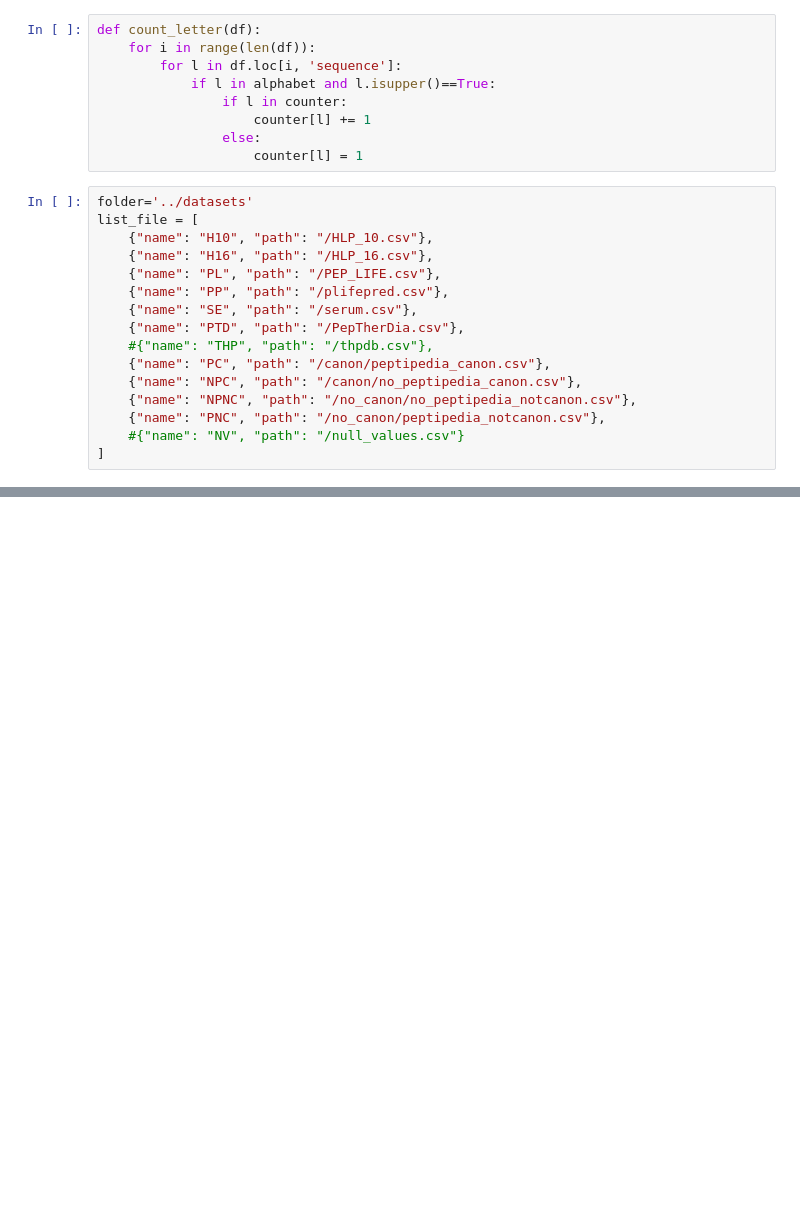
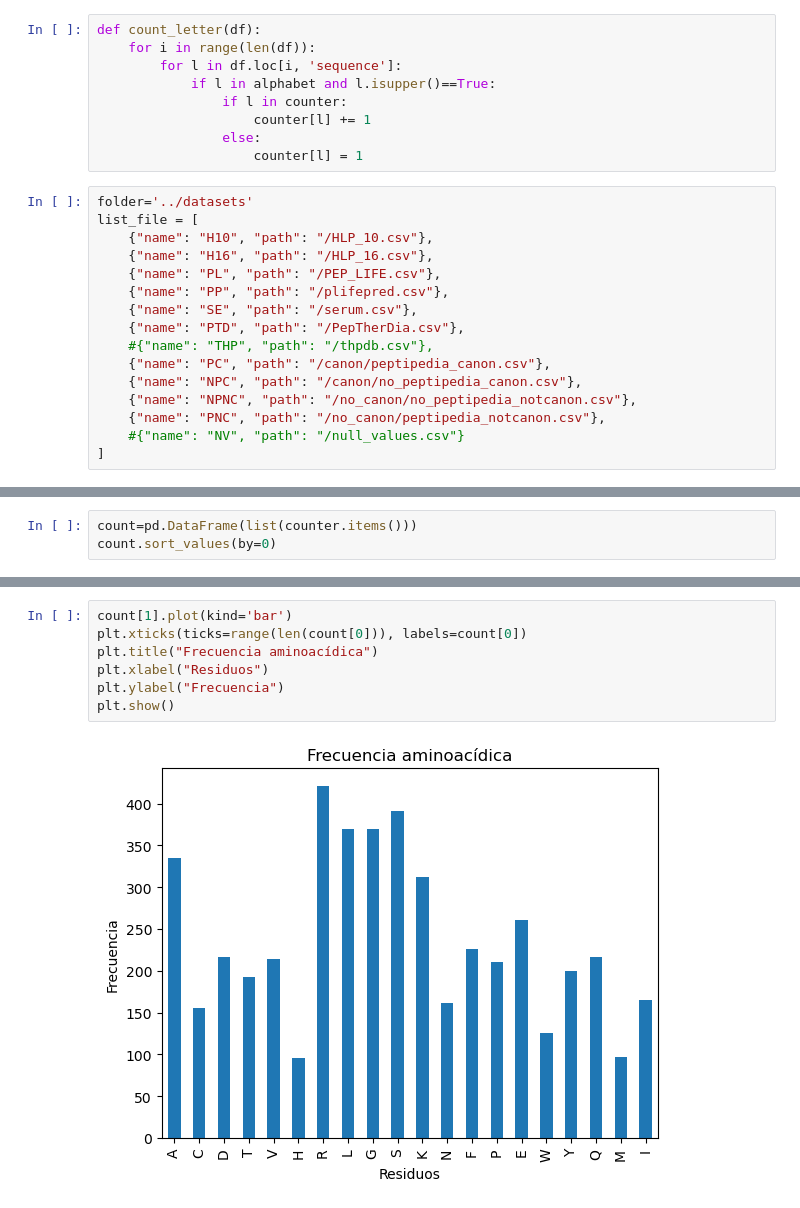
Before and after one commit to Jmartingar/Code, a Jupyter notebook: scripts/analysis.ipynb, the cells around one changed output, grey strips where cells are left out. Saved outputs shown, nothing was run; the diff lists cells and outputs as text; blank space fills up the shorter version.

```diff
--- a/scripts/analysis.ipynb
+++ b/scripts/analysis.ipynb
@@ -137,0 +147,3 @@ Tamaño sin null: (711, 4)
+# %%
+count=pd.DataFrame(list(counter.items()))
+count.sort_values(by=0)
@@ -137,0 +168,9 @@ Tamaño sin null: (711, 4)
+# %%
+count[1].plot(kind='bar')
+plt.xticks(ticks=range(len(count[0])), labels=count[0])
+plt.title("Frecuencia aminoacídica")
+plt.xlabel("Residuos")
+plt.ylabel("Frecuencia")
+plt.show()
+# %% [output]
+[figure, added]
```
Also changed, not shown: parts of 15 cells of this notebook, 18 other files.
